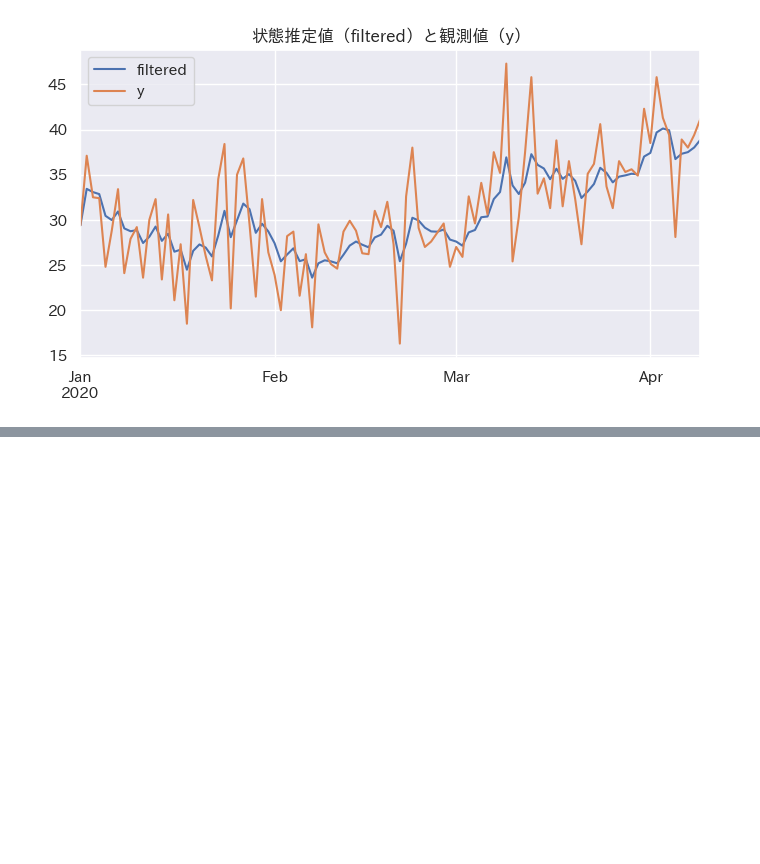
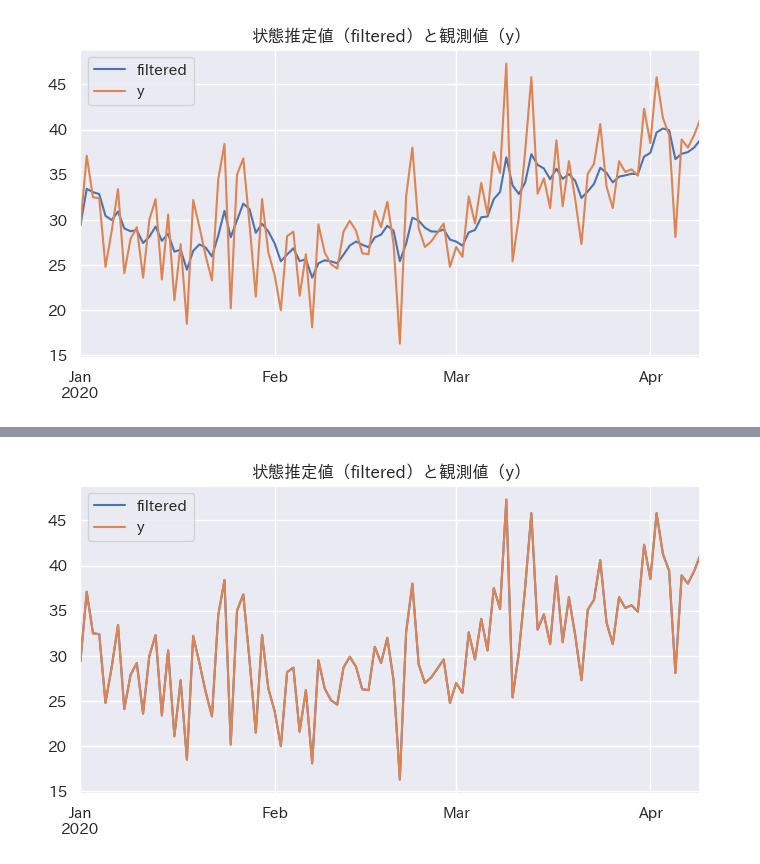
Before and after one commit to maton369/Python_Time_Series_Intro, a Jupyter notebook: 5-3-ローカルレベルモデルの実装.ipynb, the cells around one changed output, grey strips where cells are left out. Saved outputs shown, nothing was run; the diff lists cells and outputs as text; code cells hidden in the pictures; blank space fills up the shorter version.

```diff
--- a/5-3-ローカルレベルモデルの実装.ipynb
+++ b/5-3-ローカルレベルモデルの実装.ipynb
@@ -318,0 +386,52 @@ local_level.plot_level()
+# %%
+# ================================================
+# ローカルレベルモデル（Local Level Model）
+# 状態空間モデルをカルマンフィルタで推定する例
+# ================================================
+
+# ------------------------------------------------
+# 1. 状態の初期化
+# ------------------------------------------------
+# initial_a : 状態変数（系列の真の水準）の初期値
+# initial_P : 状態分散（初期の不確実性の大きさ）
+#   → ここでは非常に大きい値(1000000)を設定し、
+#      「最初の状態はほとんど分からない（不確実性が極大）」と仮定する。
+local_level.initialize(initial_a=0, initial_P=1000000)
+
+# ------------------------------------------------
+# 2. フィルタリング処理（カルマンフィルタ）
+# ------------------------------------------------
+# s_irregular : 観測誤差の分散（σ_ε²）
+#   → 非常に小さい (0.001)。観測値はほぼ正確とみなす。
+#
+# s_level : 状態誤差の分散（σ_η²）
+#   → 非常に大きい (1000)。状態が激しく変化するモデルを仮定。
+#
+# このパラメータ設定では、
+# 観測値 y_t に対して状態 α_t が「ほぼ即座に追従する」挙動を示す。
+#
+# 数式的には以下のカルマンフィルタを再帰的に適用する：
+#
+# 予測ステップ:
+#   a_{t|t-1} = a_{t-1|t-1}
+#   P_{t|t-1} = P_{t-1|t-1} + σ_η²
+#
+# フィルタリングステップ:
+#   v_t = y_t - a_{t|t-1}
+#   K_t = P_{t|t-1} / (P_{t|t-1} + σ_ε²)
+#   a_{t|t} = a_{t|t-1} + K_t v_t
+#   P_{t|t} = (1 - K_t) P_{t|t-1}
+#
+local_level.filter(s_irregular=0.001, s_level=1000)
+
+# ------------------------------------------------
+# 3. 結果の可視化
+# ------------------------------------------------
+# フィルタ化された状態 a_t（推定された系列の水準）と
+# 実際の観測値 y_t を重ねてプロットする。
+#
+# 今回は s_level ≫ s_irregular なので、
+# 状態 α_t は y_t に非常に敏感に反応し、ノイズをほとんど平滑化しない。
+local_level.plot_level()
+# %% [output]
+[figure, added]
```
Also changed, not shown: parts of 2 cells of this notebook.
